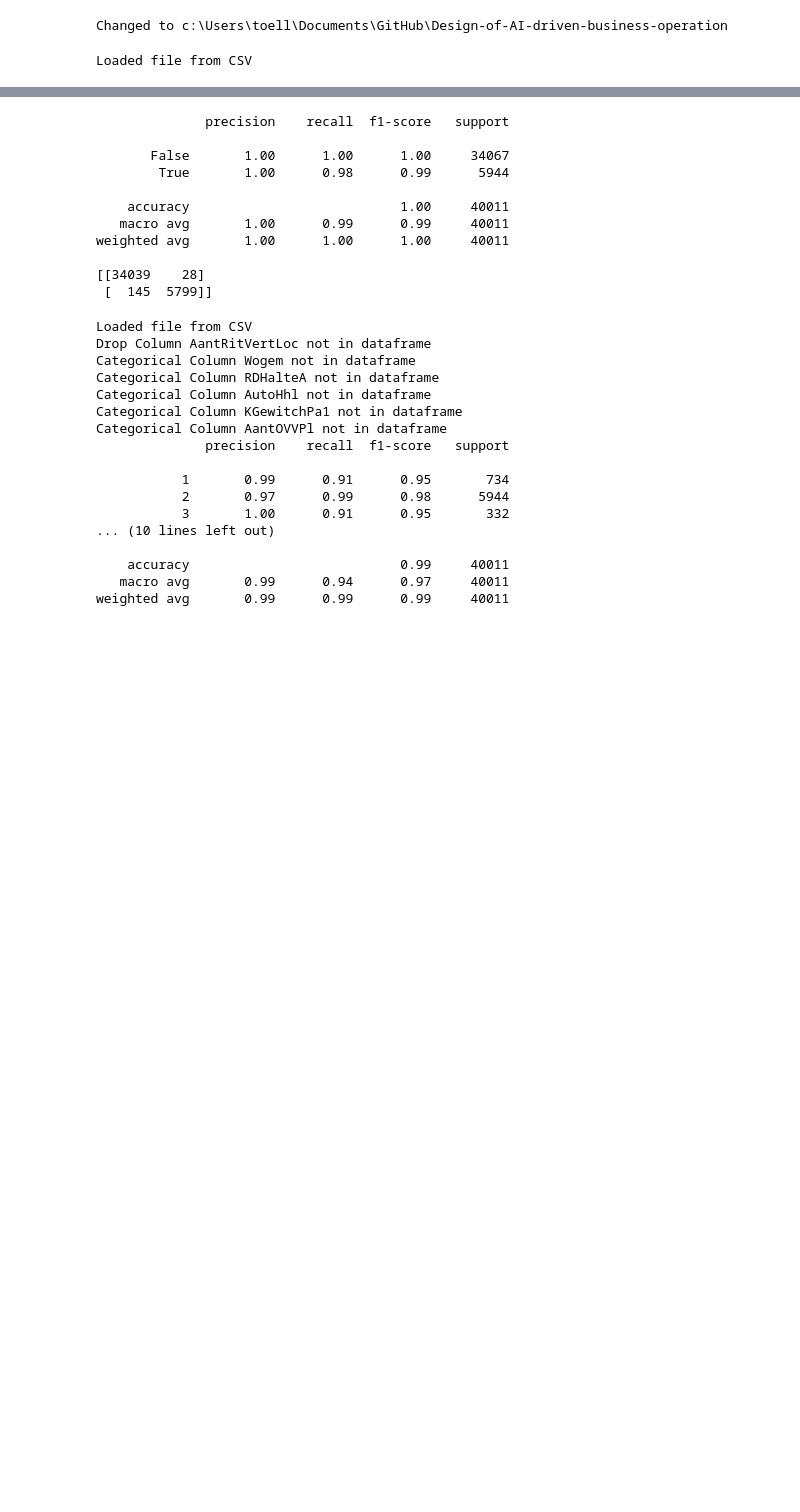
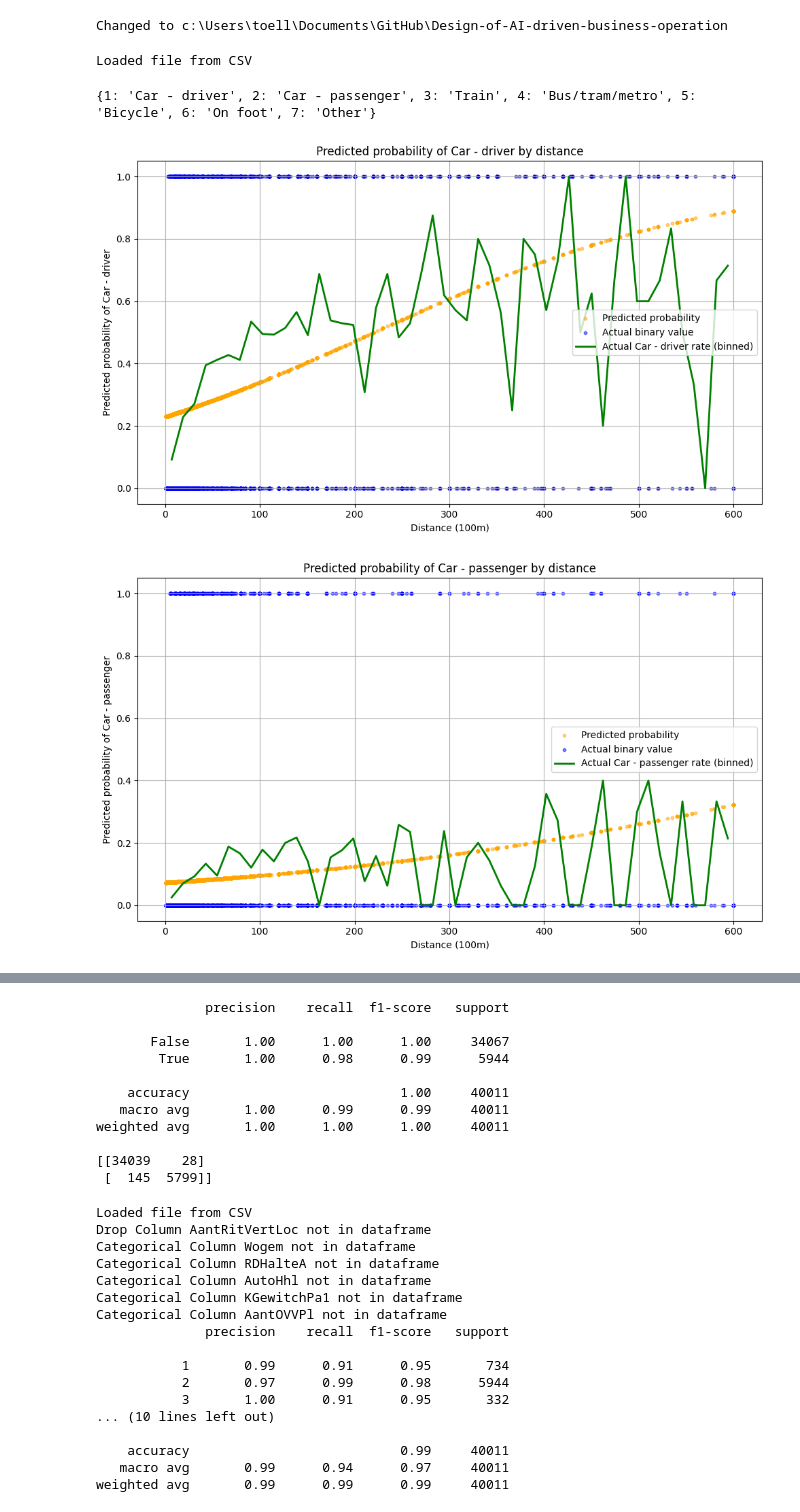
Before and after one commit to FabianScott/Design-of-AI-driven-business-operation, a Jupyter notebook: Topic2/exploration.ipynb, the cells around one changed output, grey strips where cells are left out. Saved outputs shown, nothing was run; the diff lists cells and outputs as text; code cells hidden in the pictures; blank space fills up the shorter version.

Commit message:
added binary classification for using bike

```diff
--- a/Topic2/exploration.ipynb
+++ b/Topic2/exploration.ipynb
@@ -17,8 +17,26 @@ from codebase import load_excel, load_odin_as_ml_dataset, plot_confusion_matrix
 Changed to c:\Users\toell\Documents\GitHub\Design-of-AI-driven-business-operation
 # %%
 # Here just in case
-# year = 2022
-# odin_excel_path = os.path.join(os.getcwd(), "data", "OdiN 2019-2023", f"OdiN {year}", f"ODiN{year}_Databestand.csv")
-# df = load_excel(odin_excel_path)
+year = 2022
+odin_excel_path = os.path.join(os.getcwd(), "data", "OdiN 2019-2023", f"OdiN {year}", f"ODiN{year}_Databestand.csv")
+df = load_excel(odin_excel_path)
+df = df[df["Verpl"] == 1]
 # %% [output]
 Loaded file from CSV
+# %%
+print(transport_modes)
+# %% [output]
+{1: 'Car - driver', 2: 'Car - passenger', 3: 'Train', 4: 'Bus/tram/metro', 5: 'Bicycle', 6: 'On foot', 7: 'Other'}
+# %%
+max_dist=600 # max distance in 100s of meters
+
+for transport_mode in transport_modes.keys():
+    run_binary_regression(
+        df,
+        transport_mode=transport_mode,
+        max_dist=max_dist,
+        savename=f"graphics/classification_results/binary_regression_{transport_modes[transport_mode]}_{max_dist}",
+    )
+# %% [output]
+[figure, added]
+[figure, added]
```
Also changed, not shown: parts of 6 cells of this notebook, 13 other files.
